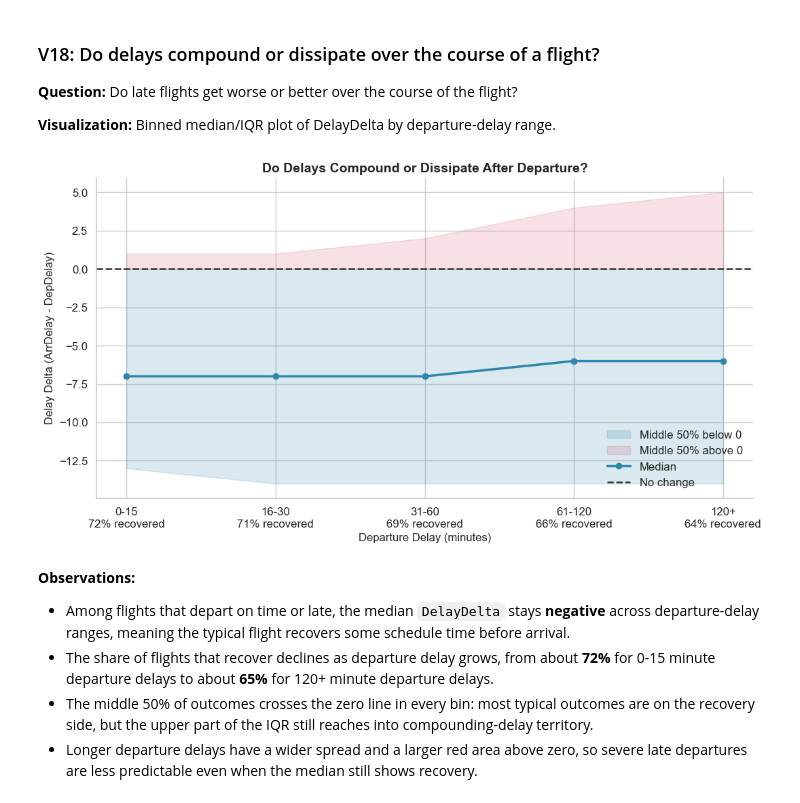
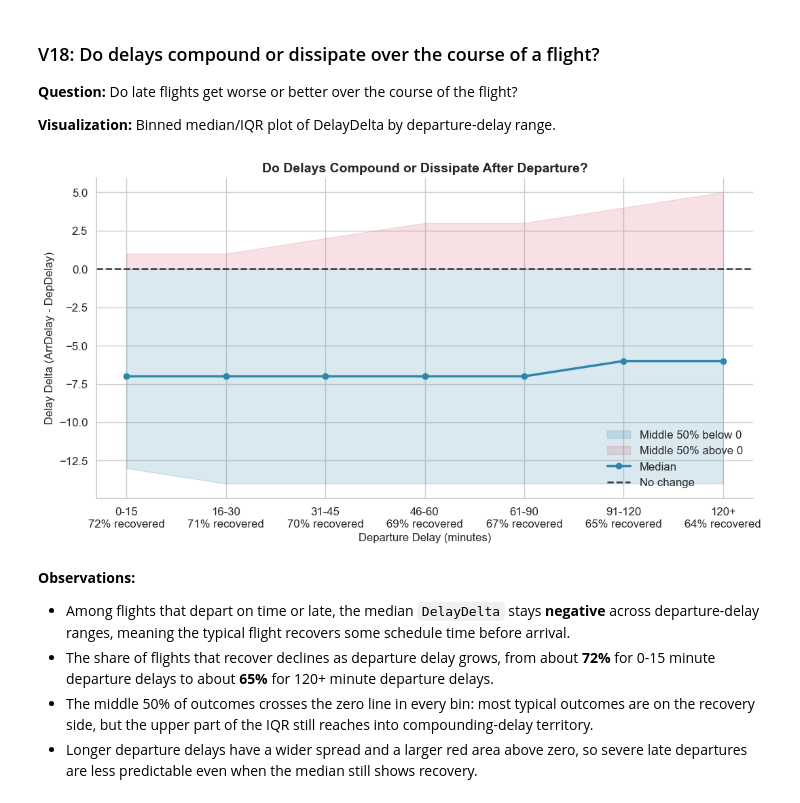
Before and after one commit to luisjfeliu/data-analysis-flight-delays-visuals, a Jupyter notebook: Part_I_exploration.ipynb, the cells around one changed output. Saved outputs shown, nothing was run; the diff lists cells and outputs as text; code cells hidden in the pictures.

```diff
--- a/Part_I_exploration.ipynb
+++ b/Part_I_exploration.ipynb
@@ -1256,8 +1268,8 @@ plt.tight_layout(rect=[0, 0.10, 1, 0.96])
 # %%
 v18_flights = df_active[df_active['DepDelay'] >= 0].copy()
 
-dep_delay_bins = [0, 15, 30, 60, 120, np.inf]
-dep_delay_labels = ['0-15', '16-30', '31-60', '61-120', '120+']
+dep_delay_bins = [0, 15, 30, 45, 60, 90, 120, np.inf]
+dep_delay_labels = ['0-15', '16-30', '31-45', '46-60', '61-90', '91-120', '120+']
 v18_flights['DepDelayRange'] = pd.cut(
     v18_flights['DepDelay'],
     bins=dep_delay_bins,
@@ -1296,34 +1308,34 @@ ax.fill_between(
 ax.fill_between(
     x,
     np.maximum(iqr_lower, 0),
     iqr_upper,
     where=iqr_upper > 0,
     color='#D1495B',
     alpha=0.16,
     label='Middle 50% above 0'
 )
 ax.plot(
     x,
     v18_bin_summary['median_delta'],
     marker='o',
     color='#2E86AB',
     linewidth=2.5,
     label='Median'
 )
 ax.axhline(0, color='#222222', linestyle='--', alpha=0.9, linewidth=1.8, label='No change')
 ax.set_xticks(x)
 ax.set_xticklabels([
     f"{row.DepDelayRange}\n{row.recovered_share:.0%} recovered"
     for row in v18_bin_summary.itertuples()
 ])
 ax.set_title('Do Delays Compound or Dissipate After Departure?', fontsize=14, fontweight='bold')
 ax.set_xlabel('Departure Delay (minutes)', fontsize=12)
 ax.set_ylabel('Delay Delta (ArrDelay - DepDelay)', fontsize=12)
 ax.legend(frameon=False, loc='lower right')
 
 plt.tight_layout()
 # %% [output]
-[figure, old version]
+[figure, new version]
 # %% [markdown]
 **Observations:**
 - Among flights that depart on time or late, the median `DelayDelta` stays **negative** across departure-delay ranges, meaning the typical flight recovers some schedule time before arrival.
```
Also changed, not shown: parts of 6 cells of this notebook, 1 other file.
